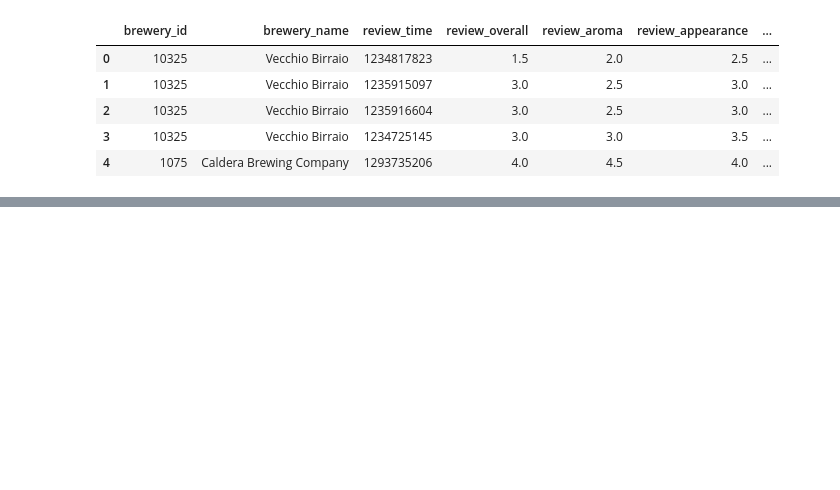
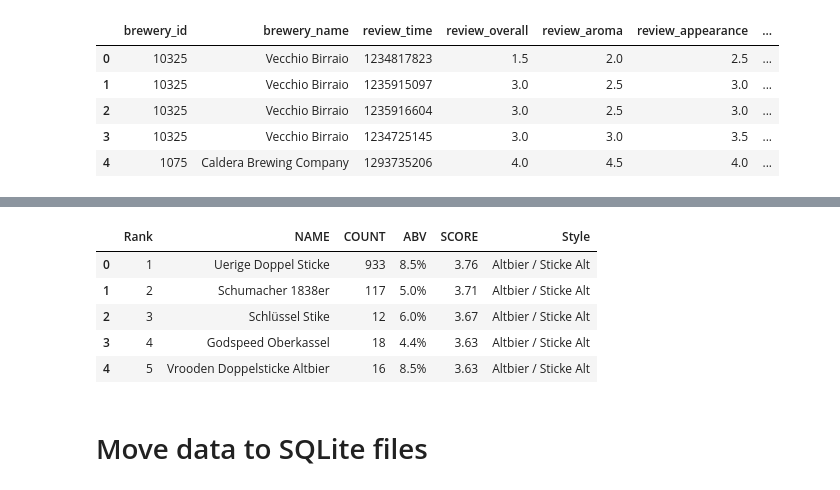
Before and after one commit to nowlansavage/beer_project, a Jupyter notebook: beer_data.ipynb, the cells around one changed output, grey strips where cells are left out. Saved outputs shown, nothing was run; the diff lists cells and outputs as text; code cells hidden in the pictures; blank space fills up the shorter version.

```diff
--- a/beer_data.ipynb
+++ b/beer_data.ipynb
@@ -14,0 +46,8 @@ beer_df.head()
+# %%
+#scrape RateBeer for list
+base_url = 'https://www.ratebeer.com'
+response = requests.get(base_url+'/beerstyles/')
+soup = BeautifulSoup(response.text, 'html.parser')
+# %%
+#get all of the list elements
+styleGroups = soup.find_all('ul', class_="styleGroup")
@@ -14,0 +131,13 @@ beer_df.head()
+# %%
+#save to csv so I do not have to scrape data again
+master_df.to_csv(index='false')
+master_df.head()
+# %% [output]
+|  | Rank | NAME | COUNT | ABV | SCORE | Style |
+| 0 | 1 | Uerige Doppel Sticke | 933 | 8.5% | 3.76 | Altbier / Sticke Alt |
+| 1 | 2 | Schumacher 1838er | 117 | 5.0% | 3.71 | Altbier / Sticke Alt |
+| 2 | 3 | Schlüssel Stike | 12 | 6.0% | 3.67 | Altbier / Sticke Alt |
+| 3 | 4 | Godspeed Oberkassel | 18 | 4.4% | 3.63 | Altbier / Sticke Alt |
+| 4 | 5 | Vrooden Doppelsticke Altbier | 16 | 8.5% | 3.63 | Altbier / Sticke Alt |
+# %% [markdown]
+# Move data to SQLite files
```
Also changed, not shown: parts of 12 cells of this notebook, 2 other files.
